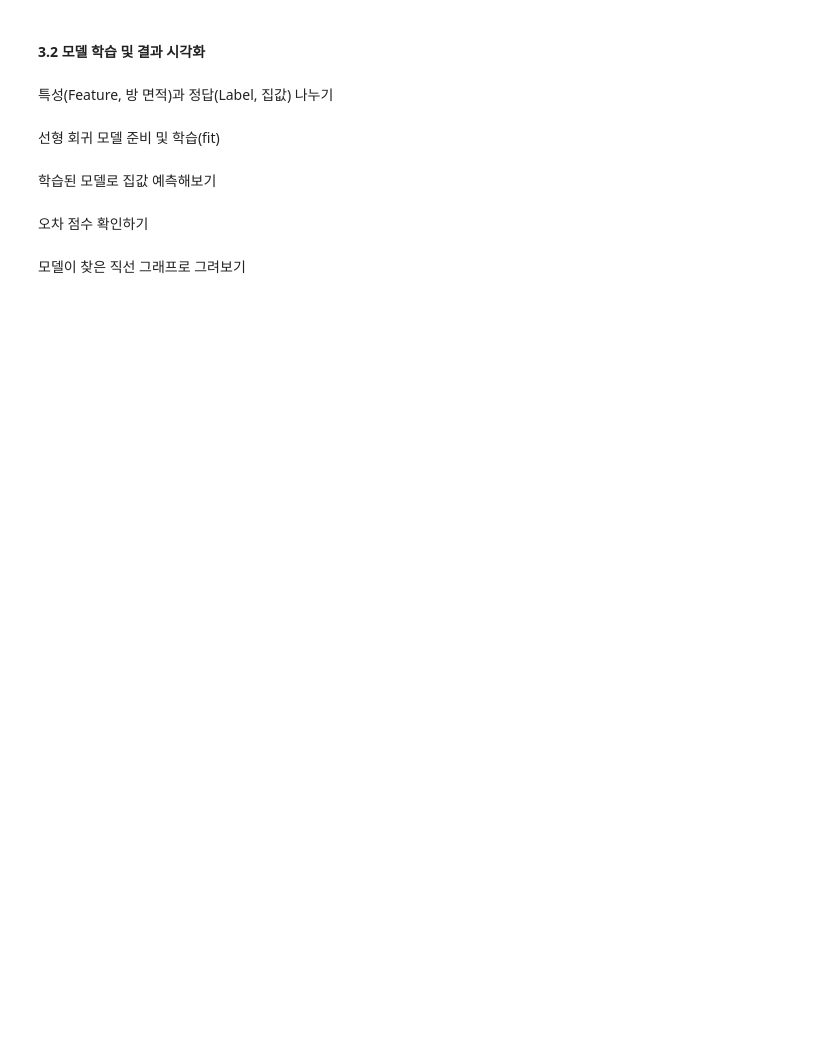
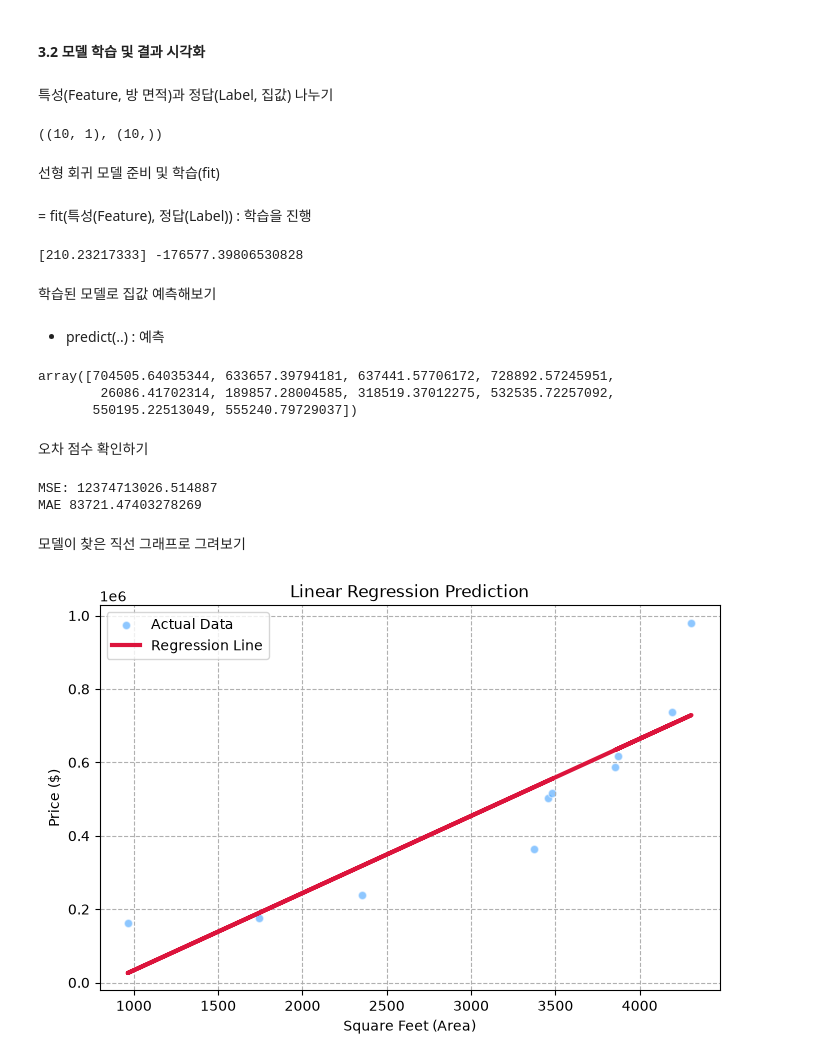
Before and after one commit to yonggyo1125/ax_study, a Jupyter notebook: 04_MACHINE_LEARNING/src/04_machine_learning/chapter02/01.ipynb, the cells around one changed output. Drawn from its saved outputs; the diff is of its cells as text; code cells hidden in the pictures; blank space fills up the shorter version.

```diff
--- a/04_MACHINE_LEARNING/src/04_machine_learning/chapter02/01.ipynb
+++ b/04_MACHINE_LEARNING/src/04_machine_learning/chapter02/01.ipynb
@@ -12,11 +46,62 @@ USA 주택 데이터(CSV) 불러오기
 #### 3.2 모델 학습 및 결과 시각화
 # %% [markdown]
 특성(Feature, 방 면적)과 정답(Label, 집값) 나누기
+# %%
+from sklearn.linear_model import LinearRegression
+from sklearn.metrics import mean_squared_error, mean_absolute_error
+import sklearn
+sklearn.set_config(display="text")
+
+X = df[['SquareFeet']].values
+y = df['Price'].values
+X.shape, y.shape
+# %% [output]
+((10, 1), (10,))
 # %% [markdown]
 선형 회귀 모델 준비 및 학습(fit)
+# %% [markdown]
+= fit(특성(Feature), 정답(Label)) : 학습을 진행
+# %%
+model = LinearRegression()
+model.fit(X, y)
+
+print(model.coef_, model.intercept_)
+# %% [output]
+[210.23217333] -176577.39806530828
 # %% [markdown]
 학습된 모델로 집값 예측해보기
+# %% [markdown]
+- predict(..) : 예측
+# %%
+y_pred = model.predict(X)
+
+y_pred
+# %% [output]
+array([704505.64035344, 633657.39794181, 637441.57706172, 728892.57245951,
+        26086.41702314, 189857.28004585, 318519.37012275, 532535.72257092,
+       550195.22513049, 555240.79729037])
 # %% [markdown]
 오차 점수 확인하기
+# %%
+mse = mean_squared_error(y, y_pred)
+mae = mean_absolute_error(y, y_pred)
+
+print("MSE:", mse)
+print("MAE", mae)
+# %% [output]
+MSE: 12374713026.514887
+MAE 83721.47403278269
 # %% [markdown]
 모델이 찾은 직선 그래프로 그려보기
+# %%
+plt.figure(figsize=(8, 5))
+plt.scatter(X, y, color='dodgerblue', alpha=0.5, edgecolor='w', label='Actual Data')
+plt.plot(X, y_pred, color='crimson', linewidth=3, label='Regression Line')
+plt.title('Linear Regression Prediction')
+plt.xlabel('Square Feet (Area)')
+plt.ylabel('Price ($)')
+plt.legend()
+plt.grid(True, linestyle='--')
+plt.show()
+# %% [output]
+[figure, added]
```
Also changed, not shown: parts of 3 cells of this notebook, 2 other files.
